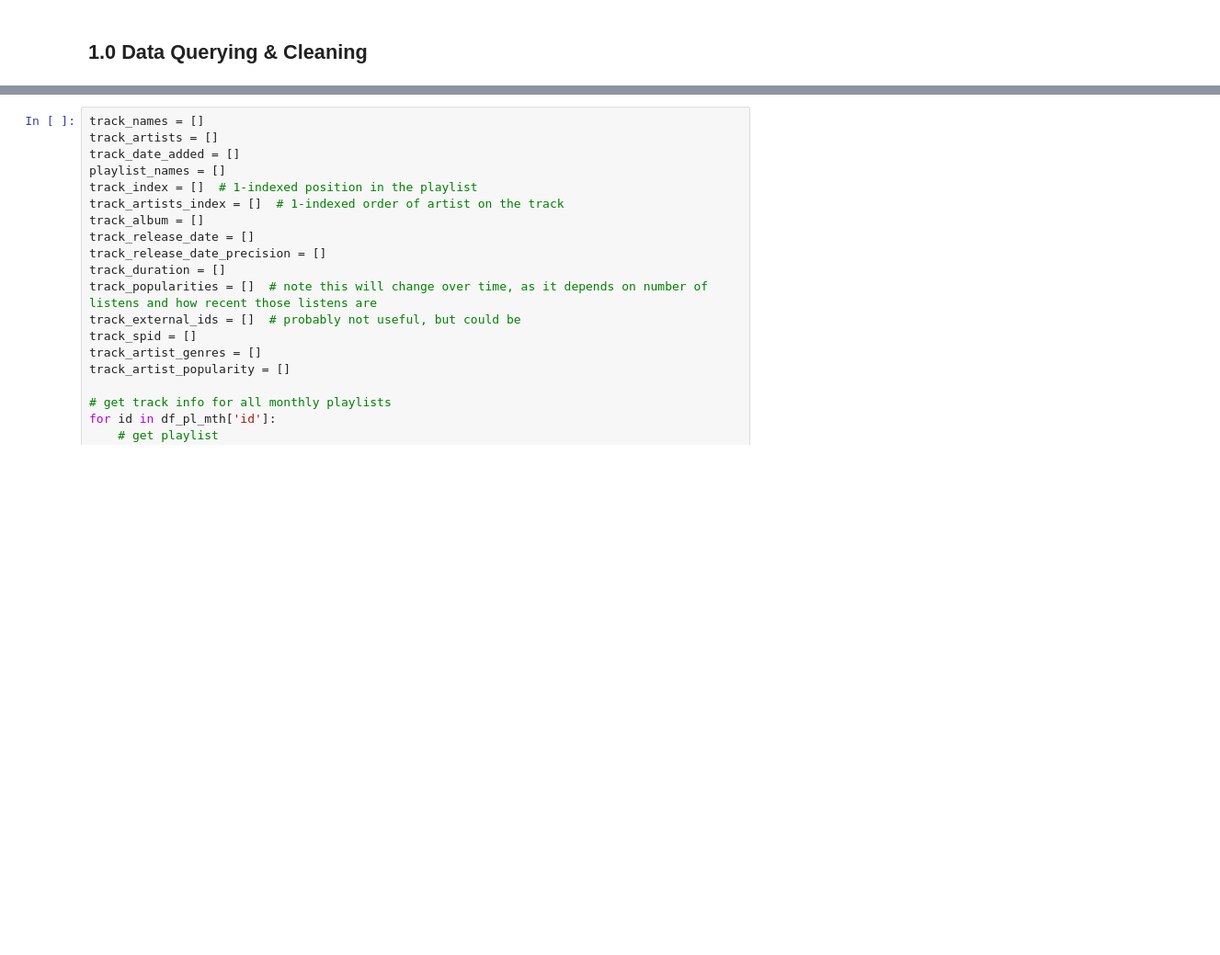
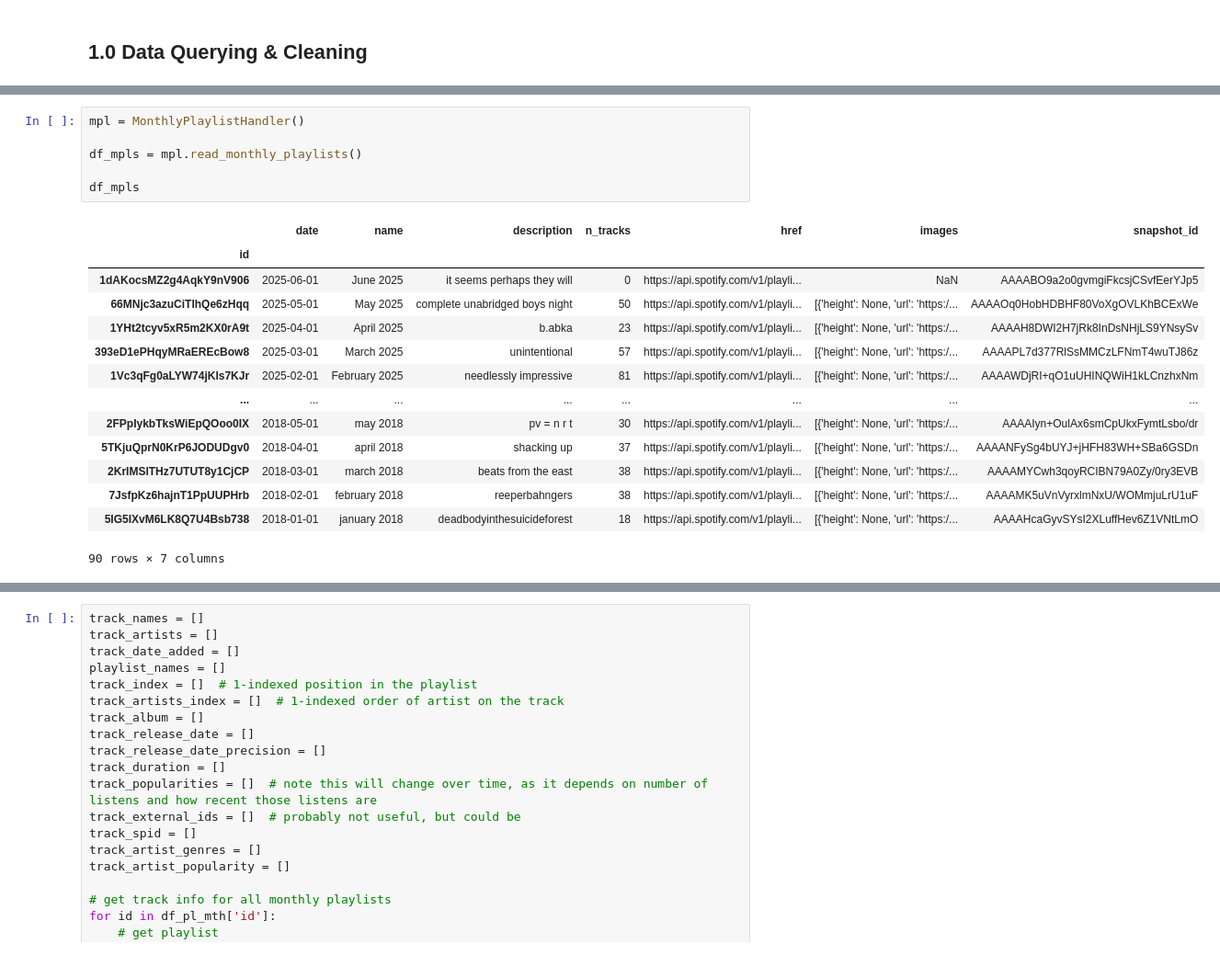
Before and after one commit to Hugo-Neely/spotify-project, a Jupyter notebook: analysis.ipynb, the cells around one changed output, grey strips where cells are left out. Shown at 92% size. Saved outputs shown, nothing was run; the diff lists cells and outputs as text; blank space fills up the shorter version.

```diff
--- a/analysis.ipynb
+++ b/analysis.ipynb
@@ -270,0 +29,21 @@ df_pl_mth
+# %%
+mpl = MonthlyPlaylistHandler()
+
+df_mpls = mpl.read_monthly_playlists()
+
+df_mpls
+# %% [output]
+|  | date | name | description | n_tracks | href | images | snapshot_id |
+| id |  |  |  |  |  |  |  |
+| 1dAKocsMZ2g4AqkY9nV906 | 2025-06-01 | June 2025 | it seems perhaps they will | 0 | https://api.spotify.com/v1/playli... | NaN | AAAABO9a2o0gvmgiFkcsjCSvfEerYJp5 |
+| 66MNjc3azuCiTlhQe6zHqq | 2025-05-01 | May 2025 | complete unabridged boys night | 50 | https://api.spotify.com/v1/playli... | [{'height': None, 'url': 'https:/... | AAAAOq0HobHDBHF80VoXgOVLKhBCExWe |
+| 1YHt2tcyv5xR5m2KX0rA9t | 2025-04-01 | April 2025 | b.abka | 23 | https://api.spotify.com/v1/playli... | [{'height': None, 'url': 'https:/... | AAAAH8DWI2H7jRk8InDsNHjLS9YNsySv |
+| 393eD1ePHqyMRaEREcBow8 | 2025-03-01 | March 2025 | unintentional | 57 | https://api.spotify.com/v1/playli... | [{'height': None, 'url': 'https:/... | AAAAPL7d377RlSsMMCzLFNmT4wuTJ86z |
+| 1Vc3qFg0aLYW74jKls7KJr | 2025-02-01 | February 2025 | needlessly impressive | 81 | https://api.spotify.com/v1/playli... | [{'height': None, 'url': 'https:/... | AAAAWDjRI+qO1uUHINQWiH1kLCnzhxNm |
+| ... | ... | ... | ... | ... | ... | ... | ... |
+| 2FPpIykbTksWiEpQOoo0IX | 2018-05-01 | may 2018 | pv = n r t | 30 | https://api.spotify.com/v1/playli... | [{'height': None, 'url': 'https:/... | AAAAIyn+OulAx6smCpUkxFymtLsbo/dr |
+| 5TKjuQprN0KrP6JODUDgv0 | 2018-04-01 | april 2018 | shacking up | 37 | https://api.spotify.com/v1/playli... | [{'height': None, 'url': 'https:/... | AAAANFySg4bUYJ+jHFH83WH+SBa6GSDn |
+| 2KrIMSlTHz7UTUT8y1CjCP | 2018-03-01 | march 2018 | beats from the east | 38 | https://api.spotify.com/v1/playli... | [{'height': None, 'url': 'https:/... | AAAAMYCwh3qoyRCIBN79A0Zy/0ry3EVB |
+| 7JsfpKz6hajnT1PpUUPHrb | 2018-02-01 | february 2018 | reeperbahngers | 38 | https://api.spotify.com/v1/playli... | [{'height': None, 'url': 'https:/... | AAAAMK5uVnVyrxlmNxU/WOMmjuLrU1uF |
+| 5IG5IXvM6LK8Q7U4Bsb738 | 2018-01-01 | january 2018 | deadbodyinthesuicideforest | 18 | https://api.spotify.com/v1/playli... | [{'height': None, 'url': 'https:/... | AAAAHcaGyvSYsI2XLuffHev6Z1VNtLmO |
+90 rows × 7 columns
```
Also changed, not shown: parts of 15 cells of this notebook, 3 other files.
